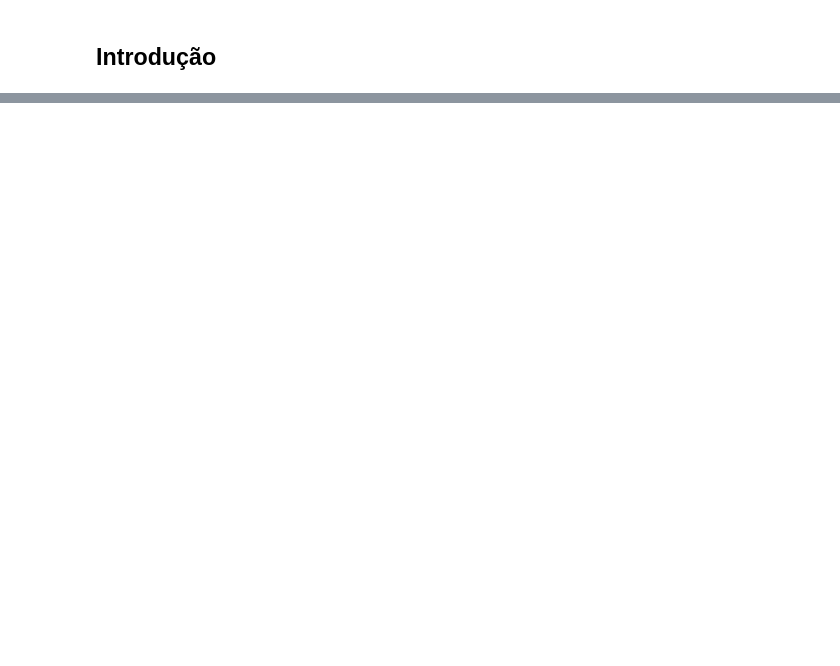
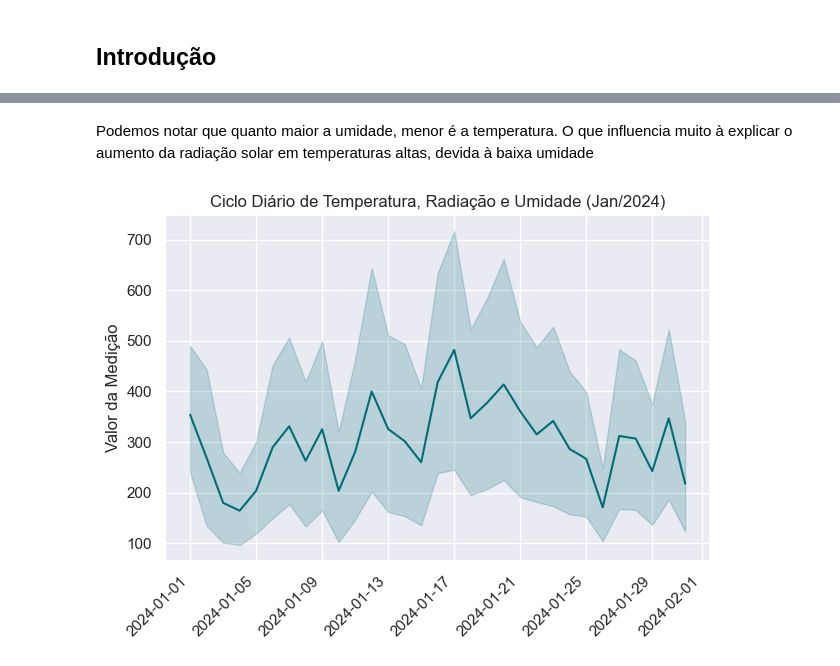
Before and after one commit to Mustasheep/brasilia-weather-forecasting, a Jupyter notebook: notebooks/02_eda.ipynb, the cells around one changed output, grey strips where cells are left out. Saved outputs shown, nothing was run; the diff lists cells and outputs as text; code cells hidden in the pictures; blank space fills up the shorter version.

```diff
--- a/notebooks/02_eda.ipynb
+++ b/notebooks/02_eda.ipynb
@@ -74,0 +135,25 @@ so.Plot(chuva_diaria['dia_do_mes'],
+# %% [markdown]
+Podemos notar que quanto maior a umidade, menor é a temperatura. O que influencia muito à explicar o aumento da radiação solar em temperaturas altas, devida à baixa umidade
+# %%
+# Definindo um ciclo diário de janeiro
+df_semana = df.loc['2024-01-01':'2024-01-31']
+
+variaveis_para_plotar = ['temp ar', 'radiacao', 'umidade relativa ar']
+df_semana_longo = df_semana[variaveis_para_plotar].melt(ignore_index=False, var_name='variavel', value_name='valor')
+
+# Grafico de linhas ao longo do mês
+sns.lineplot(df_semana_longo,
+             x=df_semana_longo.index,
+             y='valor',
+             color="#006d77")
+
+plt.title("Ciclo Diário de Temperatura, Radiação e Umidade (Jan/2024)")
+plt.xticks(rotation=45, ha='right')
+
+plt.xlabel("")
+plt.ylabel("Valor da Medição")
+
+plt.tight_layout()
+plt.show()
+# %% [output]
+[figure, added]
```
Also changed, not shown: parts of 11 cells of this notebook.
